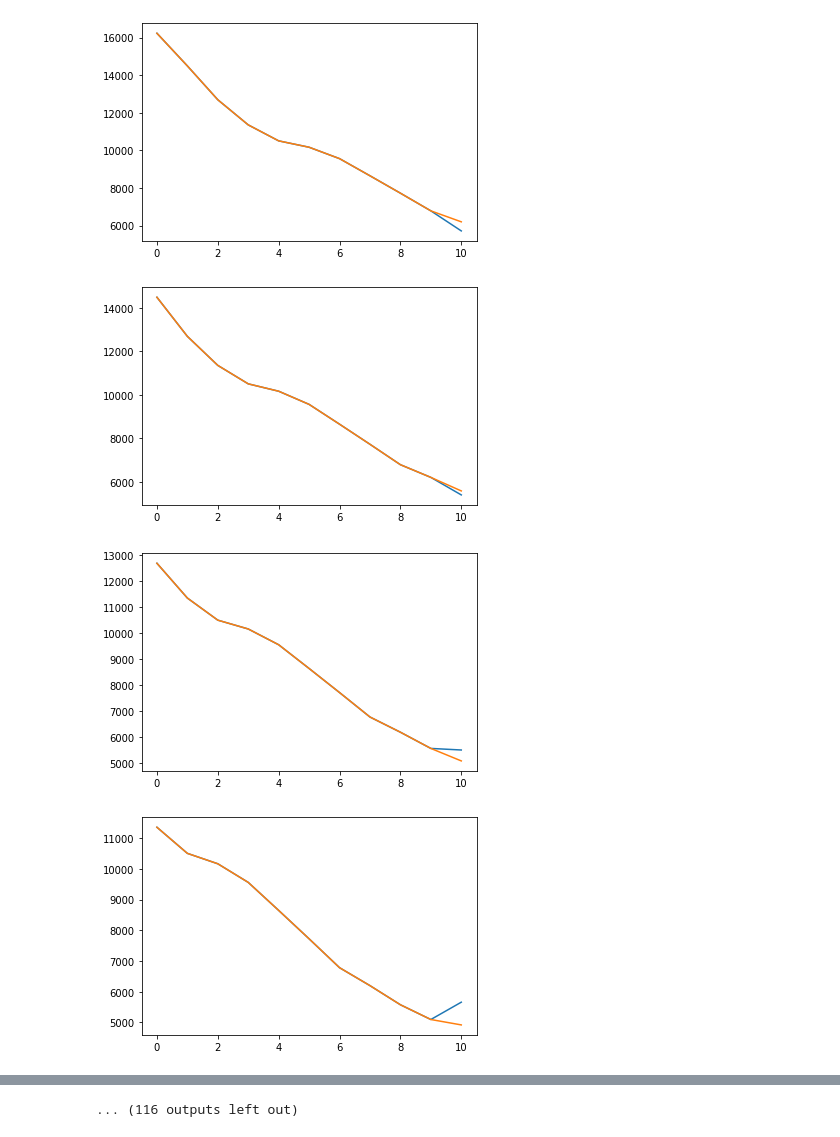
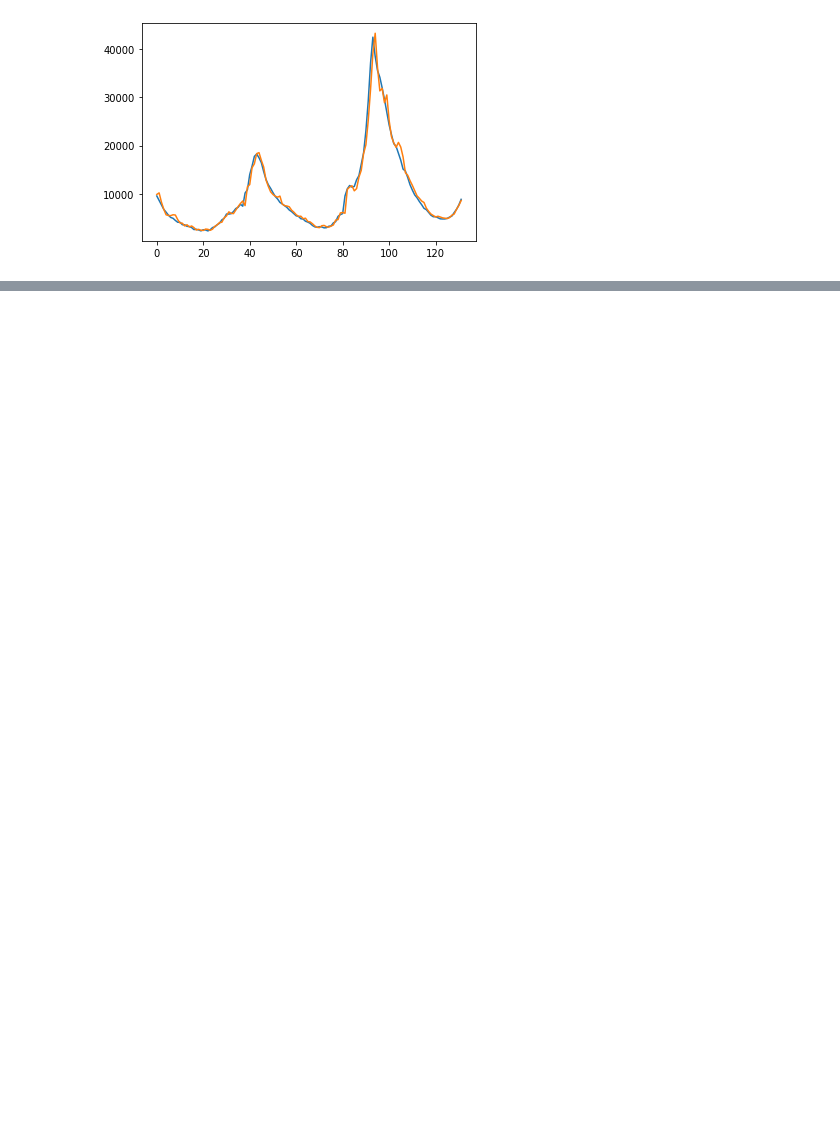
Before and after one commit to masonb13/NN_Forecasting, a Jupyter notebook: RNN.ipynb, the cells around one changed output, grey strips where cells are left out. Saved outputs shown, nothing was run; the diff lists cells and outputs as text; code cells hidden in the pictures; blank space fills up the shorter version.

```diff
--- a/RNN.ipynb
+++ b/RNN.ipynb
@@ -11,7 +11,7 @@ from torch.utils.data import Dataset
 # %%
 #torch data set
 class dataSetAll(Dataset):
-    def __init__(self, yearLow, yearHigh):
+    def __init__(self, yearLow, yearHigh,numFeat,numOut):
         #import data from CDC
         self.df = pd.read_csv("data\FluViewPhase2Data\WHO_NREVSS_Combined_prior_to_2015_16.csv")
         self.df = self.df[(yearLow <= self.df["YEAR"]) & (self.df["YEAR"] < yearHigh)]["TOTAL"]
@@ -20,8 +20,8 @@ class dataSetAll(Dataset):
         #output: prediction for next time
 
         #create test data
-        self.numFeat = 10 #------------------------
-        self.numOut = 1
+        self.numFeat = numFeat #------------------------
+        self.numOut = numOut
         self.data = np.asarray(self.df,dtype=np.float32)
         self.data = torch.as_tensor(self.data)
 
@@ -39,14 +41,15 @@ test_dataloader = DataLoader(test_data, batch_size=64)
 # %%
 # create our RNN based network with an RNN followed by a linear layer
 inputSize = 1
-sequenceLength = 5
+sequenceLength = numFeat
 numLayers = 1
-hiddenSize = 256
+hiddenSize = 64
 batchSize = 64
 
 class RNN(nn.Module):
-    def __init__(self, inputSize, hiddenSize, numLayers,sequenceLength=1):
+    def __init__(self, inputSize, hiddenSize, numLayers, numOut, sequenceLength=1):
         super(RNN, self).__init__()
+        self.numOut = numOut
         self.inputSize = inputSize
         self.hiddenSize = hiddenSize
         self.numLayers = numLayers
@@ -59,7 +62,7 @@ class RNN(nn.Module):
         out = self.fc(out[:,-1,:])
         return out
 
-model = RNN(inputSize,hiddenSize,numLayers)
+model = RNN(inputSize,hiddenSize,numLayers,numOut)
 # %%
 #train/test loop
 def train_loop(dataloader, model, loss_fn, optimizer,t):
@@ -77,9 +80,10 @@ def train_loop(dataloader, model, loss_fn, optimizer,t):
         loss.backward()
         optimizer.step()
 
+
         if batch % size == 0:
-            loss, current = loss.item(), batch * len(X)
-            print(f"loss({t}): {loss:>7f}  [{current:>5d}/{size:>5d}]")
+            # loss, current = loss.item(), batch * len(X)
+            print(f"loss({t}): {loss.item():>7f}")
 # %%
 learning_rate = .0001
 batch_size = 64
@@ -116,30 +121,47 @@ Done!
 # %%
 def test_loop(dataloader, model):
     yearLow = 2013
     yearHigh = 2020
     df = pd.read_csv("data\FluViewPhase2Data\WHO_NREVSS_Combined_prior_to_2015_16.csv")
     df = df[(yearLow <= df["YEAR"]) & (df["YEAR"] < yearHigh)]["TOTAL"]
     data = np.array(df)
     numFeat = 10 #------------------------
     numOut = 1
 
     size = len(data)-numFeat-numOut
 
     with torch.no_grad():
         for idx in range(4,len(test_data)):
             feat = test_data[idx][0]
             y = test_data[idx][1]
             X = feat[None,:,None]
             pred = model(X).squeeze().numpy()
             plt.plot(np.append(feat,pred))
             plt.plot(np.append(feat,y))
 
             plt.show()
 
+def graph(model):
+    with torch.no_grad():
+        predY = []
+        actY = []
+        for idx in range(len(test_data)):
+            feat = test_data[idx][0]
+            y = test_data[idx][1]
+            X = feat[None,:,None]
+            pred = model(X).squeeze().numpy()
+            predY.append(pred)
+            actY.append(y)
+            # plt.plot(np.append(feat,pred))
+            # plt.plot(np.append(feat,y))
 
-test_loop(test_dataloader,model)
+
+
+        plt.plot(actY)
+        plt.plot(predY)
+        plt.show()
+
+# test_loop(test_dataloader,model)
+graph(model)
 # %% [output]
-[figure, old version]
+[figure, new version]
-[figure, removed]
-[figure, removed]
-[figure, removed]
@@ -154 +167,0 @@ test_loop(test_dataloader,model)
-... (116 outputs left out)
```
Also changed, not shown: parts of 3 cells of this notebook, 3 other files.
